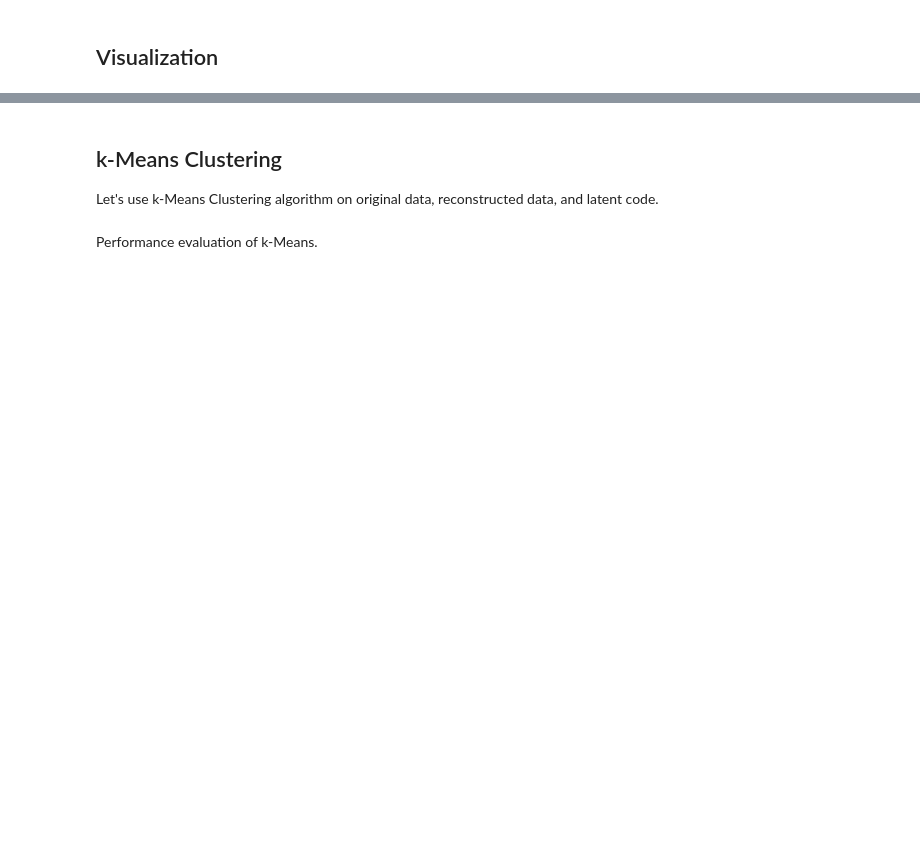
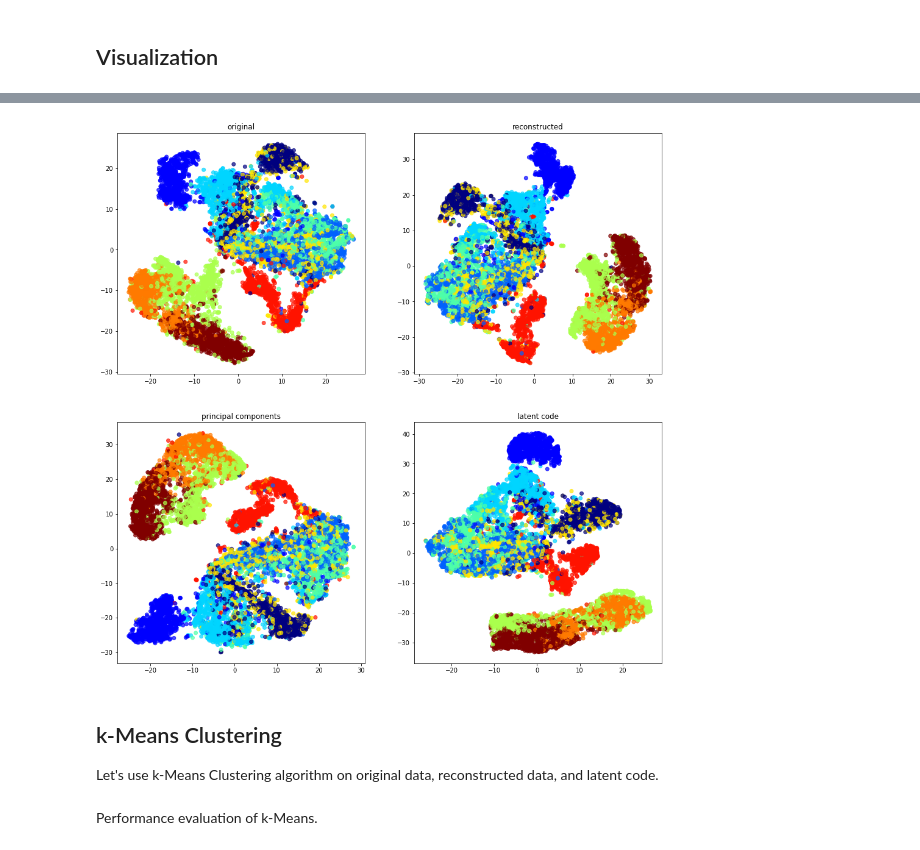
Before and after one commit to AFAgarap/pt-clustering-ae, a Jupyter notebook: notebooks/fashionmnist_vae_clustering.ipynb, the cells around one changed output, grey strips where cells are left out. Drawn from its saved outputs; the diff is of its cells as text; code cells hidden in the pictures; blank space fills up the shorter version.

```diff
--- a/notebooks/fashionmnist_vae_clustering.ipynb
+++ b/notebooks/fashionmnist_vae_clustering.ipynb
@@ -234,6 +242,10 @@ noisy_test_features = test_features + tf.random.normal(shape=test_features.shape
 _, _, z = vae.encoder(tf.constant(noisy_test_features))
 reconstructed_scatter = vae.decoder(z)
 reconstructed_scatter = reconstructed_scatter.numpy().reshape(-1, 784)
+
+pca = PCA(n_components=10)
+reduced_training_features = pca.fit_transform(training_features.numpy().reshape(-1, 784))
+reduced_test_features = pca.transform(noisy_test_features.numpy().reshape(-1, 784))
 # %%
 plt.figure(figsize=(20, 4))
 for index in range(10):
@@ -251,31 +263,39 @@ for index in range(10):
 # %%
-from sklearn.manifold import TSNE
-
-tsne = TSNE(n_components=3, perplexity=50)
+tsne = TSNE(n_components=2, n_jobs=4, perplexity=150)
 x_te_tsne = tsne.fit_transform(test_features.reshape(-1, 784))
 
-tsne = TSNE(n_components=3, perplexity=50)
+tsne = TSNE(n_components=2, n_jobs=4, perplexity=150)
+reconstructed_tsne = tsne.fit_transform(reconstructed_scatter)
+
+tsne = TSNE(n_components=2, n_jobs=4, perplexity=150)
+pc_tsne = tsne.fit_transform(reduced_test_features)
+
+tsne = TSNE(n_components=2, n_jobs=4, perplexity=150)
 latent_code_tsne = tsne.fit_transform(z)
-
-tsne = TSNE(n_components=3, perplexity=50)
-reconstructed_tsne = tsne.fit_transform(reconstructed_scatter)
 
 plt.figure(figsize=(16, 16))
 plt.jet()
 
-plt.subplot(331)
+plt.subplot(221)
 plt.scatter(x_te_tsne[:, 0], x_te_tsne[:, 1], c=test_labels, alpha=0.70)
 plt.title('original')
 
-plt.subplot(332)
+plt.subplot(222)
+plt.scatter(reconstructed_tsne[:, 0], reconstructed_tsne[:, 1], c=test_labels, alpha=0.70)
+plt.title('reconstructed')
+
+plt.subplot(223)
+plt.scatter(pc_tsne[:, 0], pc_tsne[:, 1], c=test_labels, alpha=0.70)
+plt.title('principal components')
+
+plt.subplot(224)
 plt.scatter(latent_code_tsne[:, 0], latent_code_tsne[:, 1], c=test_labels, alpha=0.70)
 plt.title('latent code')
 
-plt.subplot(333)
-plt.scatter(reconstructed_tsne[:, 0], reconstructed_tsne[:, 1], c=test_labels, alpha=0.70)
-plt.title('reconstructed')
-
+plt.savefig('tsne_fmnist.png', dpi=150)
 plt.show()
+# %% [output]
+[figure, added]
 # %% [markdown]
 ## k-Means Clustering
 
```
Also changed, not shown: parts of 25 cells of this notebook.
